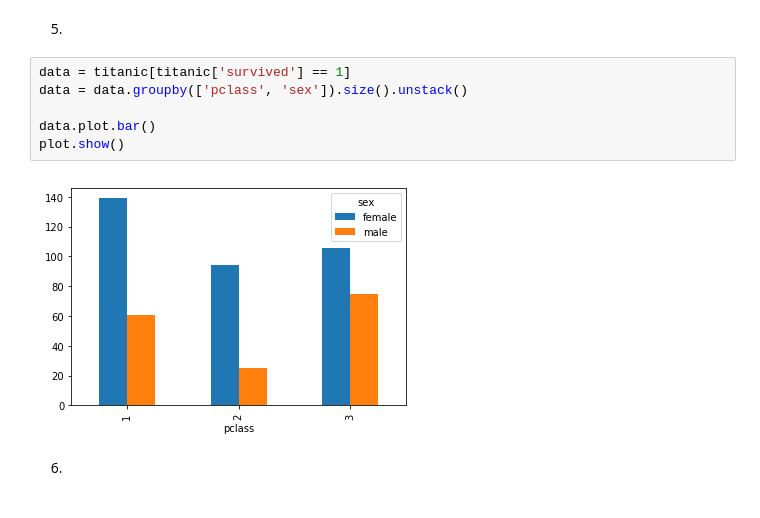
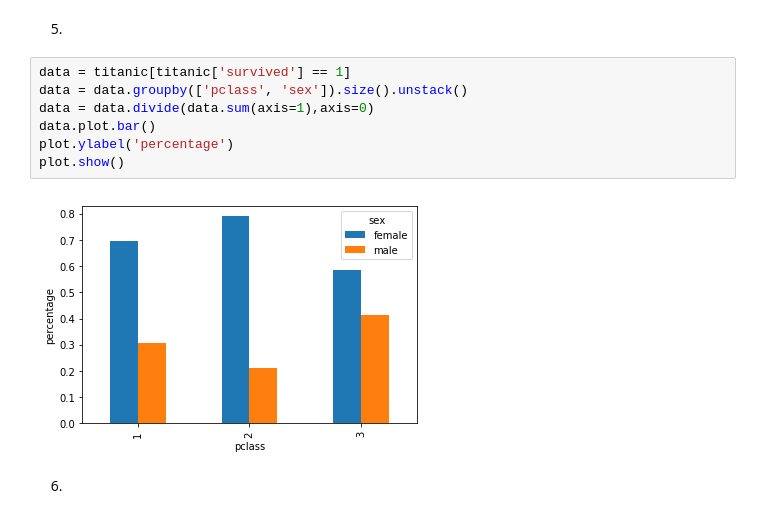
Before and after one commit to antonino-barbera/seanbi, a Jupyter notebook: HW1/Homework 1.ipynb, the cells around one changed output. Drawn from its saved outputs; the diff is of its cells as text.

```diff
--- a/HW1/Homework 1.ipynb
+++ b/HW1/Homework 1.ipynb
@@ -432,11 +441,12 @@ plot.show()
 # %%
 data = titanic[titanic['survived'] == 1]
 data = data.groupby(['pclass', 'sex']).size().unstack()
-
+data = data.divide(data.sum(axis=1),axis=0)
 data.plot.bar()
+plot.ylabel('percentage')
 plot.show()
 # %% [output]
-[figure, old version]
+[figure, new version]
 # %% [markdown]
 6.
 # %%
```
Also changed, not shown: parts of 1 cell of this notebook.
